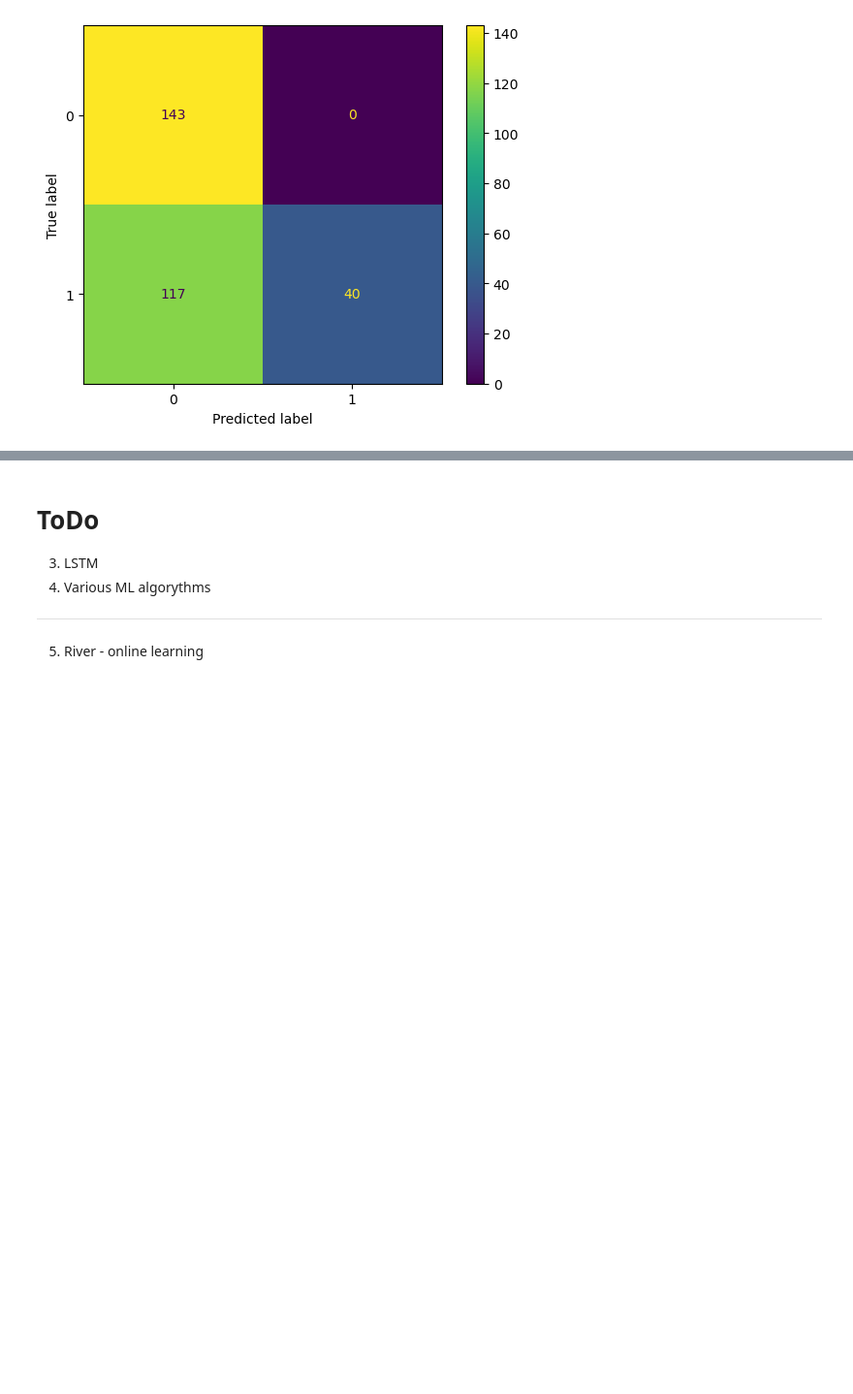
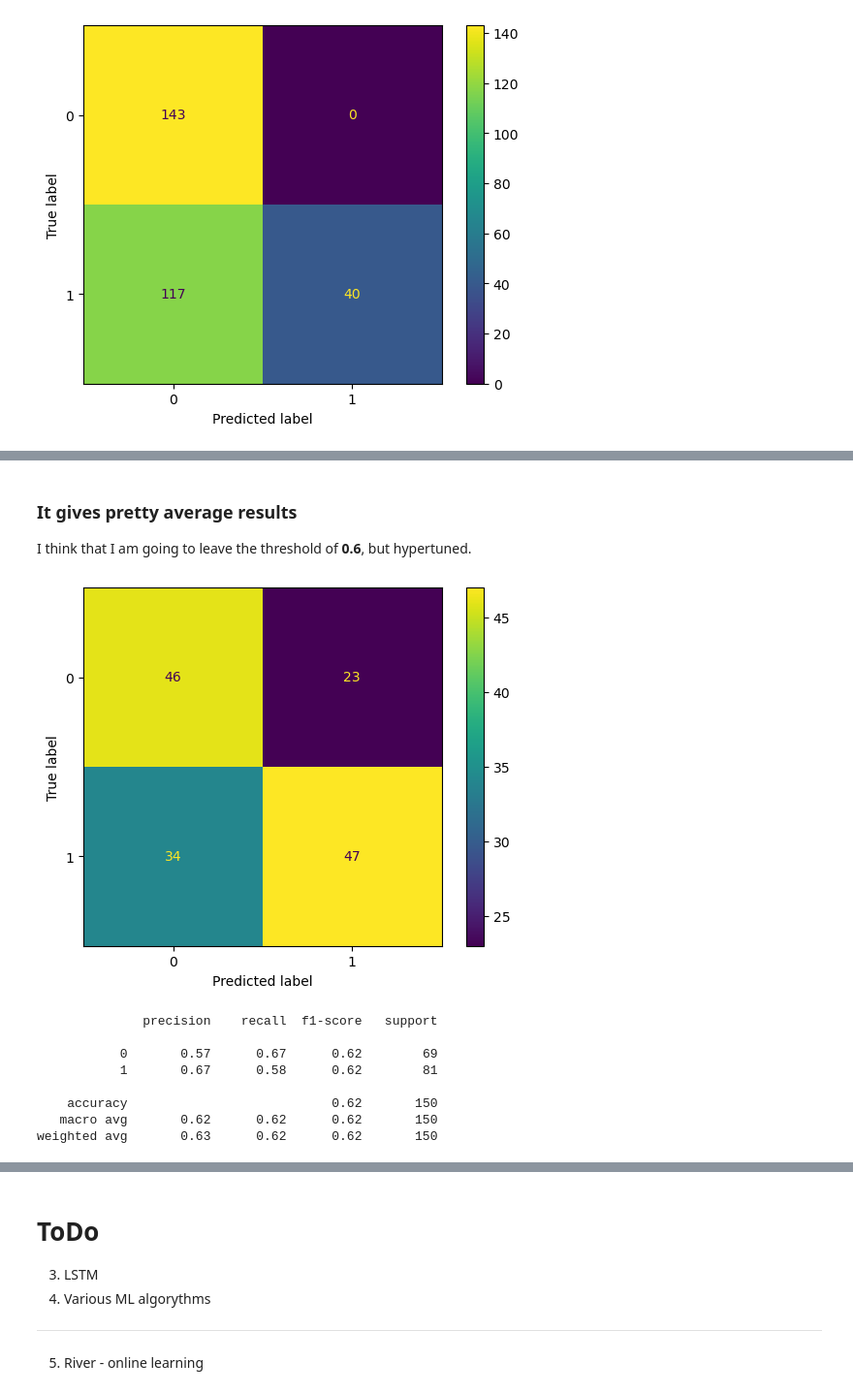
Before and after one commit to milonpabis/crypto-eye, a Jupyter notebook: stock-tool.ipynb, the cells around one changed output, grey strips where cells are left out. Shown: that part at 97% size. Drawn from its saved outputs; the diff is of its cells as text; code cells hidden in the pictures; blank space fills up the shorter version.

```diff
--- a/stock-tool.ipynb
+++ b/stock-tool.ipynb
@@ -547,0 +642,21 @@ array([ 0., nan,  0., nan, nan, nan, nan,  0.,  0., nan, nan,  0.,  0.,
+# %% [markdown]
+### It gives pretty average results
+
+I think that I am going to leave the threshold of **0.6**, but hypertuned.
+# %%
+ada_res = cross_validate_rts(AdaBoostClassifier(algorithm="SAMME"), Xfc, yfc, threshold=0.5)
+# %%
+yt, yp = ada_res
+ConfusionMatrixDisplay(confusion_matrix(yt, yp)).plot()
+plt.show()
+print(classification_report(yt, yp))
+# %% [output]
+[figure, added]
+              precision    recall  f1-score   support
+
+           0       0.57      0.67      0.62        69
+           1       0.67      0.58      0.62        81
+
+    accuracy                           0.62       150
+   macro avg       0.62      0.62      0.62       150
+weighted avg       0.63      0.62      0.62       150
```
Also changed, not shown: parts of 45 cells of this notebook.
